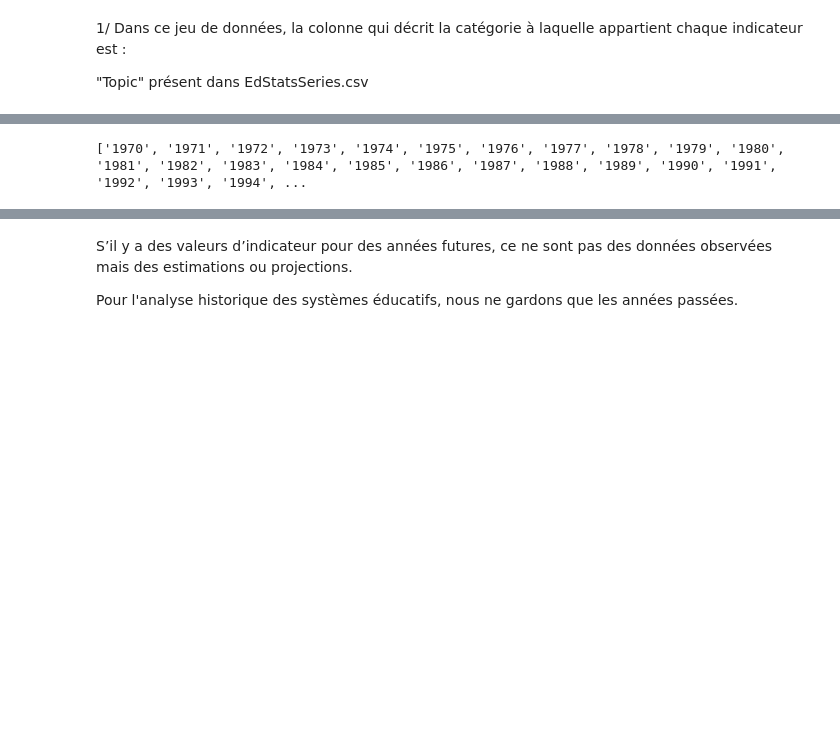
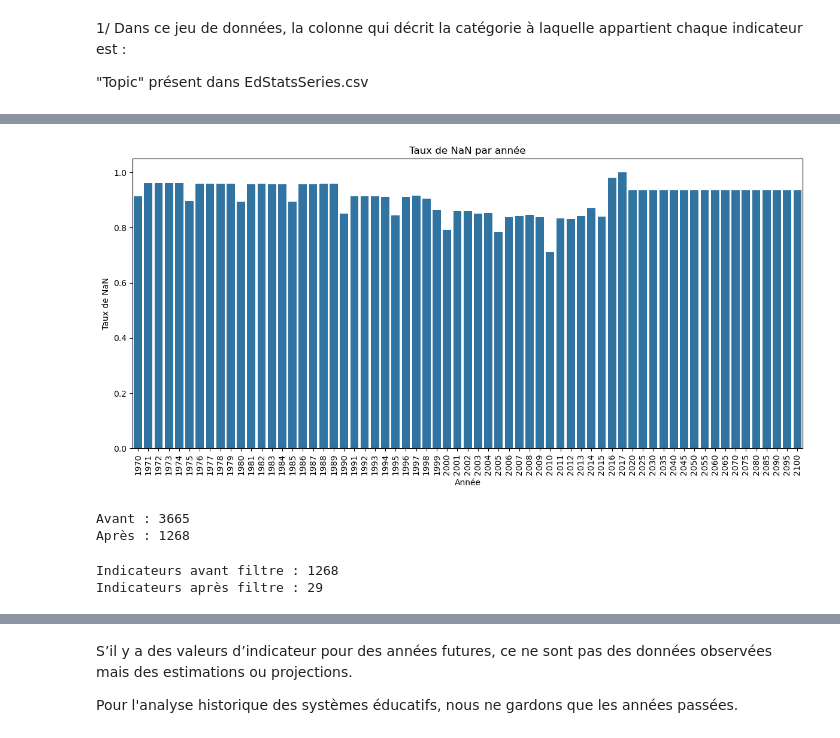
Before and after one commit to AdamAe6/Op-Projet-2, a Jupyter notebook: Akeb_Adam_1_notebook_092025.ipynb, the cells around one changed output, grey strips where cells are left out. Cells and saved outputs as stored; diff of their text form; code cells hidden in the pictures; blank space fills up the shorter version.

```diff
--- a/Akeb_Adam_1_notebook_092025.ipynb
+++ b/Akeb_Adam_1_notebook_092025.ipynb
@@ -295,27 +316,3 @@ Après inner join : (3665, 15)
 1/ Dans ce jeu de données, la colonne qui décrit la catégorie à laquelle appartient chaque indicateur est :
 
 "Topic" présent dans EdStatsSeries.csv
-# %%
-print(dfs['series']['Topic'].unique())
-
-categories_a_garder = [
-    "Attainment", "Education Equality", "Learning Outcomes", "Literacy",
-    "Primary", "Secondary", "Tertiary", "Early Childhood Education", "Pre-Primary",
-    "Population", "Health: Population: Structure", "Health: Population: Dynamics",
-    "Economic Policy & Debt: National accounts: US$ at current prices: Aggregate indicators",
-    "Economic Policy & Debt: National accounts: US$ at constant 2010 prices: Aggregate indicators",
-    "Economic Policy & Debt: Purchasing power parity",
-    "Economic Policy & Debt: National accounts: Atlas GNI & GNI per capita"
-]
-series_ok = dfs['series'][dfs['series']['Topic'].isin(categories_a_garder)].copy()
-codes_ok = series_ok['Series Code'].unique()
-
-print("Indicateurs retenus (dans series) :", len(codes_ok))
-
-print("Data - indicateurs AVANT filtre   :", dfs["data"]["Indicator Code"].nunique())
-dfs['data'] = dfs['data'][dfs['data']['Indicator Code'].isin(codes_ok)]
-print("Data - indicateurs APRÈS filtre  :", dfs["data"]["Indicator Code"].nunique())
-
-dfs['foot_note'] = dfs['foot_note'][dfs['foot_note']['SeriesCode'].isin(codes_ok)]
-dfs['country_series'] = dfs['country_series'][dfs['country_series']['SeriesCode'].isin(codes_ok)]
-dfs['series'] = dfs['series'][dfs['series']['Series Code'].isin(codes_ok)]
@@ -388,5 +319,44 @@ Economic Policy & Debt: National accounts: Atlas GNI & GNI per capita
-# %%
-annees = [col for col in dfs['data'].columns if col.isdigit()]
-print(annees)
-# %% [output]
-['1970', '1971', '1972', '1973', '1974', '1975', '1976', '1977', '1978', '1979', '1980', '1981', '1982', '1983', '1984', '1985', '1986', '1987', '1988', '1989', '1990', '1991', '1992', '1993', '1994', ...
+# %%
+# Tous d'abord on va afficher le taux de NaN par année dans un graphique en batons
+colonnes_annees_str = [c for c in dfs['data'].columns if c.isdigit()]
+# proportion de NaN par année (sur toutes les lignes/pays-indicateurs)
+data_years_nan = dfs['data'][colonnes_annees_str].isna().mean().reset_index()
+plt.figure(figsize=(12,6))
+sns.barplot(data=data_years_nan, x='index', y=0, color='C0')
+plt.xticks(rotation=90)
+plt.title("Taux de NaN par année")
+plt.xlabel("Année")
+plt.ylabel("Taux de NaN")
+plt.tight_layout()
+plt.show()
+
+# Choix d'années retenues (à ajuster si nécessaire)
+annees_a_garder = ['2010', '2011', '2012', '2013', '2014', '2015']
+# %% [output]
+[figure, added]
+# %%
+# Ici on va supprimer les sous indicateurs donc les indicateurs qui contiennent 4 points "." dans leur code
+print("Avant :", len(dfs['series']))
+dfs['series'] = dfs['series'][~dfs['series']['Series Code'].str.contains(r'\..*\..*\..*\.')]
+print("Après :", len(dfs['series']))
+# %% [output]
+Avant : 3665
+Après : 1268
+# %%
+# Ici on va supprimer les indicateurs qui ont plus de 80% de NaN sur les années sélectionnées
+# Correction : on calcule d'abord la proportion de NaN par indicateur sur l'ensemble des pays et années
+data_tempo = dfs['data'][['Indicator Code'] + annees_a_garder].copy()
+# Agréger par indicateur : proportion moyenne de NaN sur toutes les lignes (pays) et années
+taux_par_indic = (
+    data_tempo
+    .groupby('Indicator Code')[annees_a_garder]
+    .apply(lambda df: df.isna().mean().mean())
+)
+# garder les indicateurs avec <=20% de NaN
+indicateurs_a_garder = taux_par_indic[taux_par_indic <= 0.2].index
+print(f"Indicateurs avant filtre : {len(dfs['series'])}")
+dfs['series'] = dfs['series'][dfs['series']['Series Code'].isin(indicateurs_a_garder)]
+print(f"Indicateurs après filtre : {len(dfs['series'])}")
+# %% [output]
+Indicateurs avant filtre : 1268
+Indicateurs après filtre : 29
```
Also changed, not shown: parts of 29 cells of this notebook, 1 other file.
